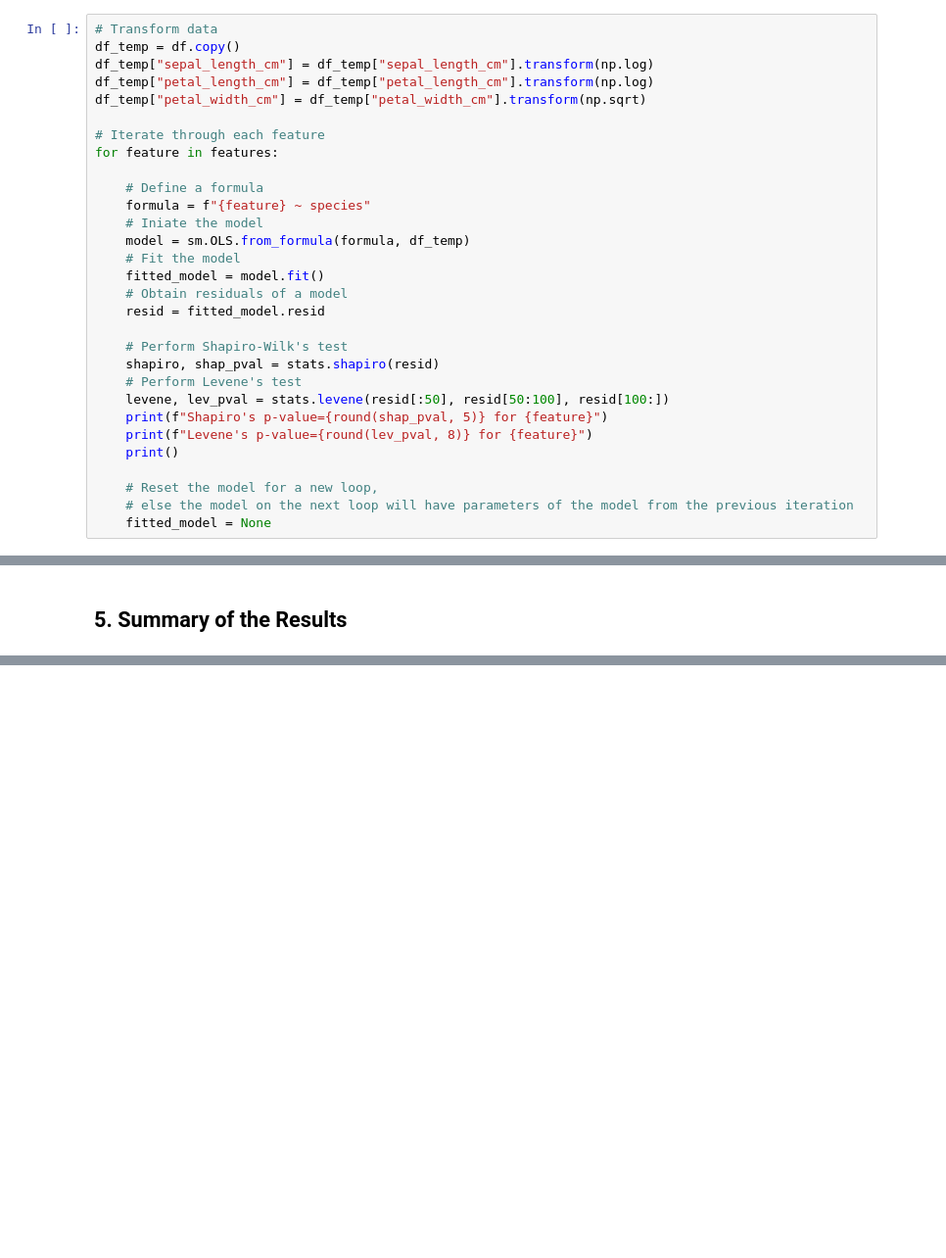
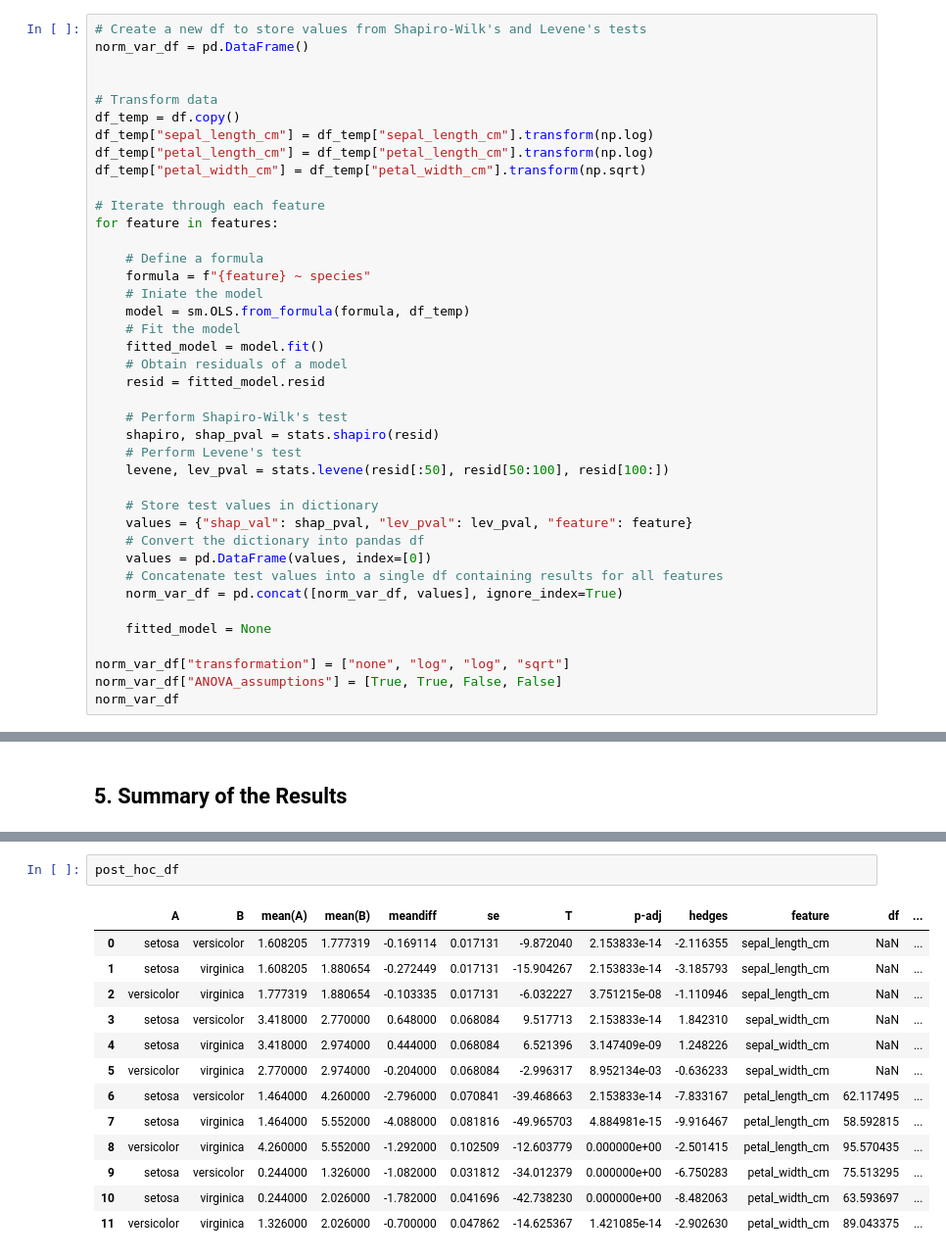
Before and after one commit to aldaszarnauskas/exploratory_analysis_iris_dataset, a Jupyter notebook: pands-project.ipynb, the cells around one changed output, grey strips where cells are left out. Shown at 98% size. Saved outputs shown, nothing was run; the diff lists cells and outputs as text; blank space fills up the shorter version.

```diff
--- a/pands-project.ipynb
+++ b/pands-project.ipynb
@@ -729,6 +782,10 @@ https://www.statsmodels.org/dev/generated/statsmodels.regression.linear_model.OL
 *Transform Pandas dataframe
 https://pandas.pydata.org/docs/reference/api/pandas.DataFrame.transform.html*
 # %%
+# Create a new df to store values from Shapiro-Wilk's and Levene's tests
+norm_var_df = pd.DataFrame()
+
+
 # Transform data
 df_temp = df.copy()
 df_temp["sepal_length_cm"] = df_temp["sepal_length_cm"].transform(np.log)
@@ -751,11 +808,17 @@ for feature in features:
     shapiro, shap_pval = stats.shapiro(resid)
     # Perform Levene's test
     levene, lev_pval = stats.levene(resid[:50], resid[50:100], resid[100:])
-    print(f"Shapiro's p-value={round(shap_pval, 5)} for {feature}")
-    print(f"Levene's p-value={round(lev_pval, 8)} for {feature}")
-    print()
 
-    # Reset the model for a new loop,
-    # else the model on the next loop will have parameters of the model from the previous iteration
+    # Store test values in dictionary
+    values = {"shap_val": shap_pval, "lev_pval": lev_pval, "feature": feature}
+    # Convert the dictionary into pandas df
+    values = pd.DataFrame(values, index=[0])
+    # Concatenate test values into a single df containing results for all features
+    norm_var_df = pd.concat([norm_var_df, values], ignore_index=True)
+
     fitted_model = None
+
+norm_var_df["transformation"] = ["none", "log", "log", "sqrt"]
+norm_var_df["ANOVA_assumptions"] = [True, True, False, False]
+norm_var_df
 # %% [output]
@@ -1034,0 +1161,16 @@ for feature in features:
+# %%
+post_hoc_df
+# %% [output]
+|  | A | B | mean(A) | mean(B) | meandiff | se | T | p-adj | hedges | feature | df | ... |
+| 0 | setosa | versicolor | 1.608205 | 1.777319 | -0.169114 | 0.017131 | -9.872040 | 2.153833e-14 | -2.116355 | sepal_length_cm | NaN | ... |
+| 1 | setosa | virginica | 1.608205 | 1.880654 | -0.272449 | 0.017131 | -15.904267 | 2.153833e-14 | -3.185793 | sepal_length_cm | NaN | ... |
+| 2 | versicolor | virginica | 1.777319 | 1.880654 | -0.103335 | 0.017131 | -6.032227 | 3.751215e-08 | -1.110946 | sepal_length_cm | NaN | ... |
+| 3 | setosa | versicolor | 3.418000 | 2.770000 | 0.648000 | 0.068084 | 9.517713 | 2.153833e-14 | 1.842310 | sepal_width_cm | NaN | ... |
+| 4 | setosa | virginica | 3.418000 | 2.974000 | 0.444000 | 0.068084 | 6.521396 | 3.147409e-09 | 1.248226 | sepal_width_cm | NaN | ... |
+| 5 | versicolor | virginica | 2.770000 | 2.974000 | -0.204000 | 0.068084 | -2.996317 | 8.952134e-03 | -0.636233 | sepal_width_cm | NaN | ... |
+| 6 | setosa | versicolor | 1.464000 | 4.260000 | -2.796000 | 0.070841 | -39.468663 | 2.153833e-14 | -7.833167 | petal_length_cm | 62.117495 | ... |
+| 7 | setosa | virginica | 1.464000 | 5.552000 | -4.088000 | 0.081816 | -49.965703 | 4.884981e-15 | -9.916467 | petal_length_cm | 58.592815 | ... |
+| 8 | versicolor | virginica | 4.260000 | 5.552000 | -1.292000 | 0.102509 | -12.603779 | 0.000000e+00 | -2.501415 | petal_length_cm | 95.570435 | ... |
+| 9 | setosa | versicolor | 0.244000 | 1.326000 | -1.082000 | 0.031812 | -34.012379 | 0.000000e+00 | -6.750283 | petal_width_cm | 75.513295 | ... |
+| 10 | setosa | virginica | 0.244000 | 2.026000 | -1.782000 | 0.041696 | -42.738230 | 0.000000e+00 | -8.482063 | petal_width_cm | 63.593697 | ... |
+| 11 | versicolor | virginica | 1.326000 | 2.026000 | -0.700000 | 0.047862 | -14.625367 | 1.421085e-14 | -2.902630 | petal_width_cm | 89.043375 | ... |
```
Also changed, not shown: parts of 18 cells of this notebook.
